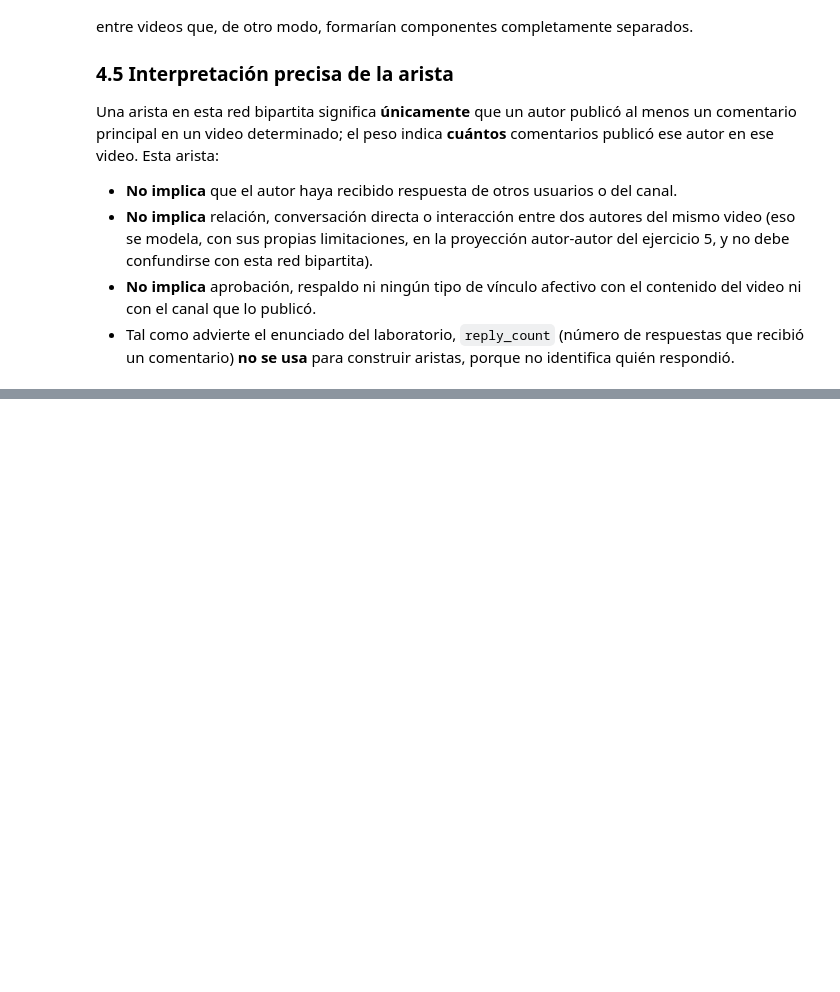
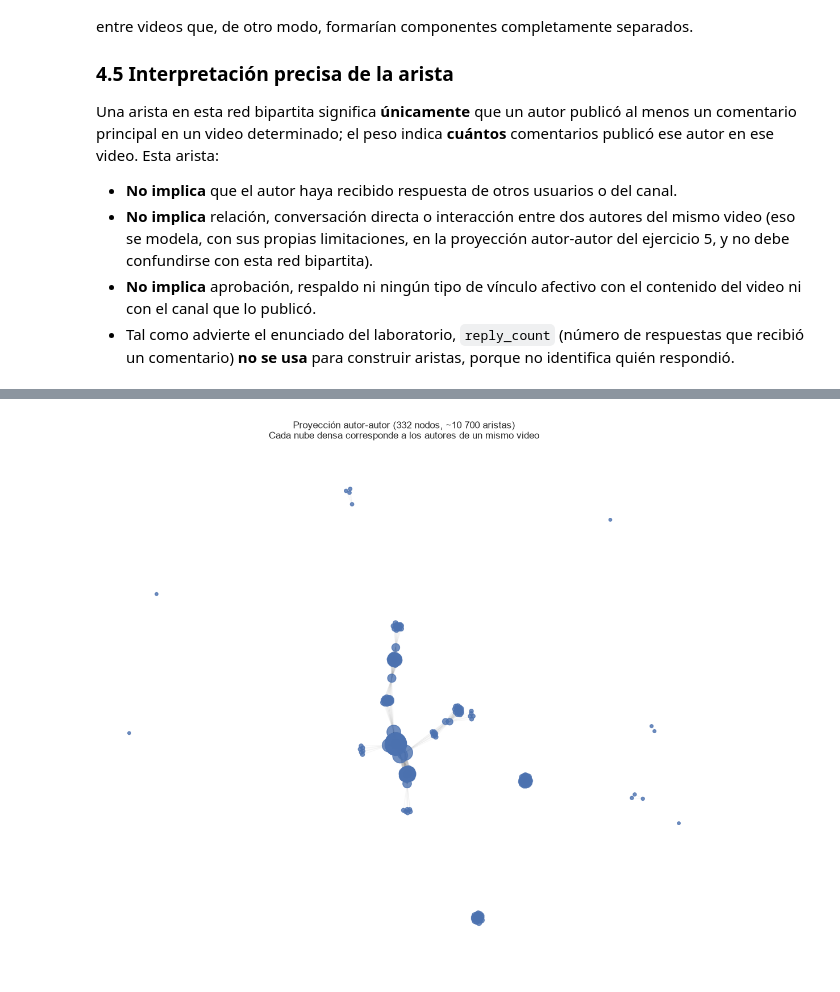
Before and after one commit to DavidDominguez-11/DS-Lab1, a Jupyter notebook: Laboratorio_6.ipynb, the cells around one changed output, grey strips where cells are left out. Saved outputs shown, nothing was run; the diff lists cells and outputs as text; code cells hidden in the pictures; blank space fills up the shorter version.

Commit message:
Agregar proyecciones autor-autor y video-video de la red

```diff
--- a/Laboratorio_6.ipynb
+++ b/Laboratorio_6.ipynb
@@ -1238,0 +1248,5 @@ indica **cuántos** comentarios publicó ese autor en ese video. Esta arista:
+# %%
+AA = nx.bipartite.weighted_projected_graph(B, nodos_autor_id)
+print(f"Proyección autor-autor: {AA.number_of_nodes()} nodos, {AA.number_of_edges()} aristas")
+print("Distribución de pesos (videos compartidos):")
+print(pd.Series([d["weight"] for _, _, d in AA.edges(data=True)]).value_counts().sort_index())
@@ -1238,0 +1315,18 @@ indica **cuántos** comentarios publicó ese autor en ese video. Esta arista:
+# %%
+fig, ax = plt.subplots(figsize=(11, 10))
+pos_aa = nx.spring_layout(AA, seed=RANDOM_STATE, iterations=50)
+grado_aa = dict(AA.degree())
+
+nx.draw_networkx_edges(AA, pos_aa, alpha=0.03, ax=ax)
+nx.draw_networkx_nodes(
+    AA, pos_aa, node_size=[15 + 2 * grado_aa[n] for n in AA.nodes()],
+    node_color="#4C72B0", alpha=0.8, ax=ax,
+)
+ax.set_title("Proyección autor-autor (332 nodos, ~10 700 aristas)\n"
+             "Cada nube densa corresponde a los autores de un mismo video")
+ax.axis("off")
+plt.tight_layout()
+plt.savefig("data/proyeccion_autor_autor.png", dpi=150)
+plt.show()
+# %% [output]
+[figure, added]
```
Also changed, not shown: parts of 7 cells of this notebook.
